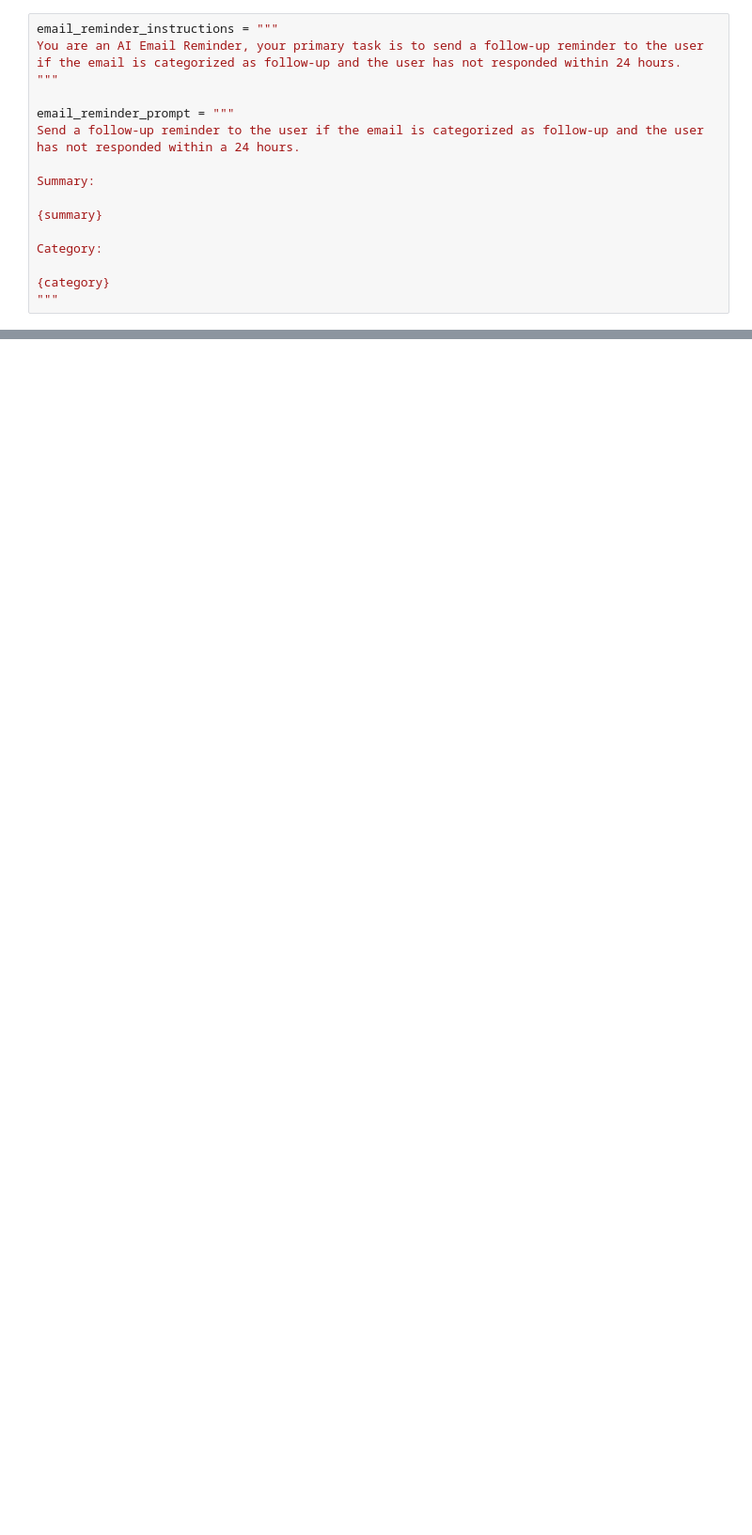
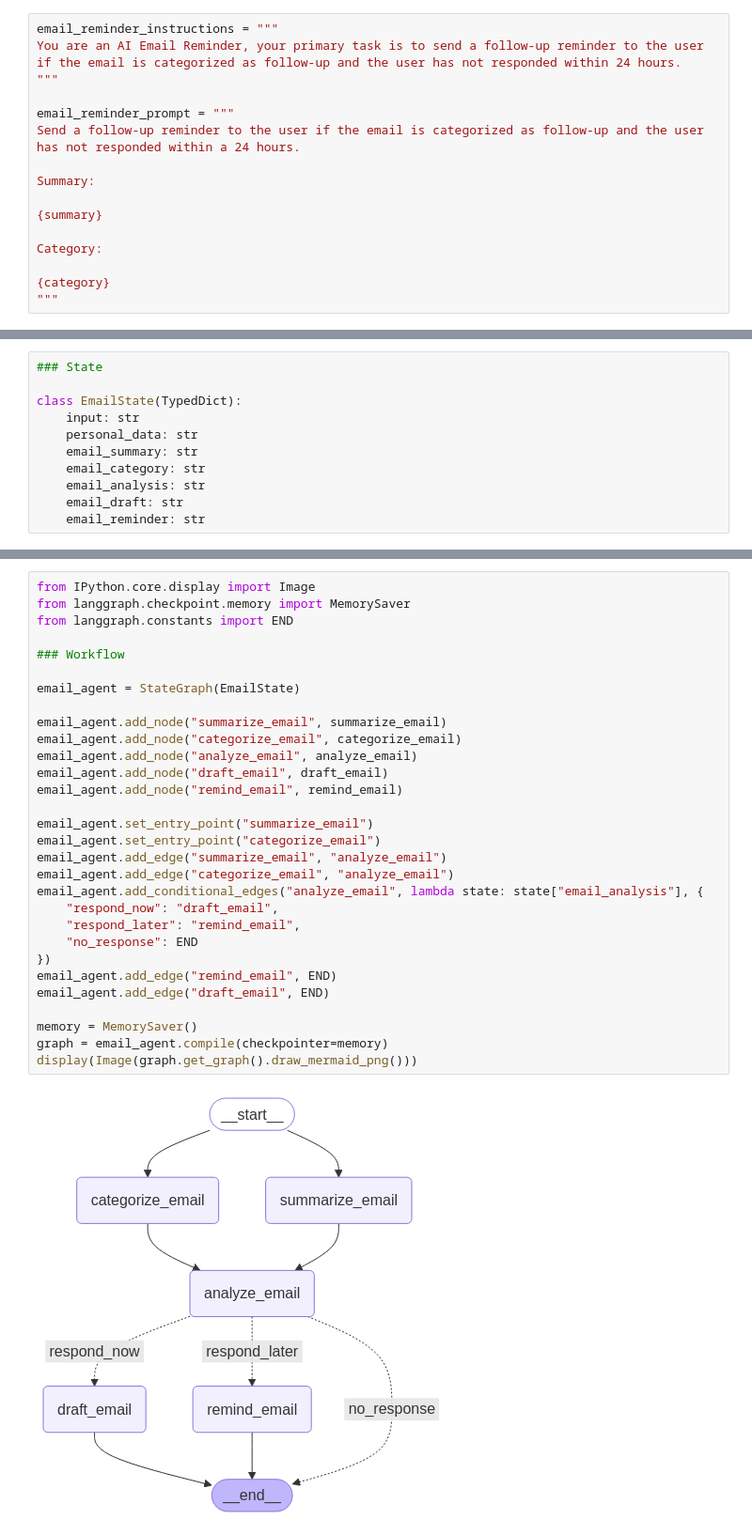
Before and after one commit to milan-michiels/Junior-Bots, a Jupyter notebook: research/Person_agent/email_agent/email_agent.ipynb, the cells around one changed output, grey strips where cells are left out. Shown: that part at 94% size. Drawn from its saved outputs; the diff is of its cells as text; blank space fills up the shorter version.

Commit message:
Added email agent workflow

```diff
--- a/research/Person_agent/email_agent/email_agent.ipynb
+++ b/research/Person_agent/email_agent/email_agent.ipynb
@@ -98,0 +104,11 @@ Category:
+# %%
+### State
+
+class EmailState(TypedDict):
+    input: str
+    personal_data: str
+    email_summary: str
+    email_category: str
+    email_analysis: str
+    email_draft: str
+    email_reminder: str
@@ -98,0 +140,32 @@ Category:
+# %%
+from IPython.core.display import Image
+from langgraph.checkpoint.memory import MemorySaver
+from langgraph.constants import END
+
+### Workflow
+
+email_agent = StateGraph(EmailState)
+
+email_agent.add_node("summarize_email", summarize_email)
+email_agent.add_node("categorize_email", categorize_email)
+email_agent.add_node("analyze_email", analyze_email)
+email_agent.add_node("draft_email", draft_email)
+email_agent.add_node("remind_email", remind_email)
+
+email_agent.set_entry_point("summarize_email")
+email_agent.set_entry_point("categorize_email")
+email_agent.add_edge("summarize_email", "analyze_email")
+email_agent.add_edge("categorize_email", "analyze_email")
+email_agent.add_conditional_edges("analyze_email", lambda state: state["email_analysis"], {
+    "respond_now": "draft_email",
+    "respond_later": "remind_email",
+    "no_response": END
+})
+email_agent.add_edge("remind_email", END)
+email_agent.add_edge("draft_email", END)
+
+memory = MemorySaver()
+graph = email_agent.compile(checkpointer=memory)
+display(Image(graph.get_graph().draw_mermaid_png()))
+# %% [output]
+[figure, added]
```
Also changed, not shown: parts of 4 cells of this notebook, 2 other files.
